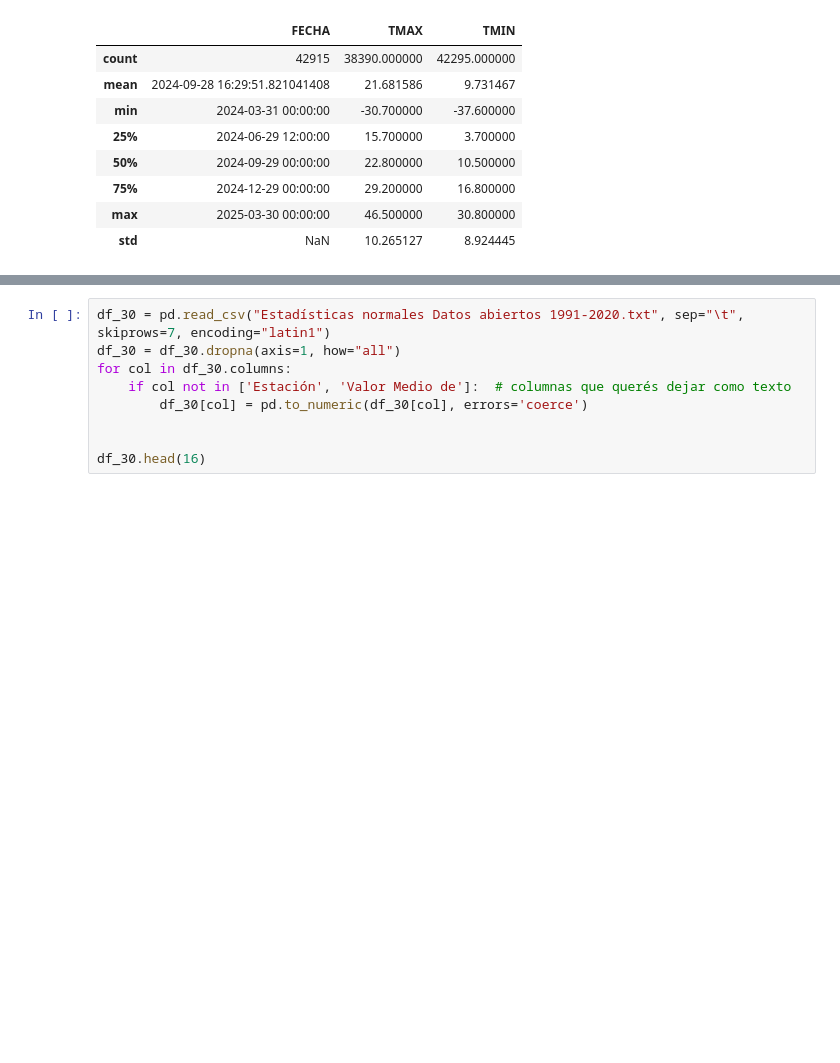
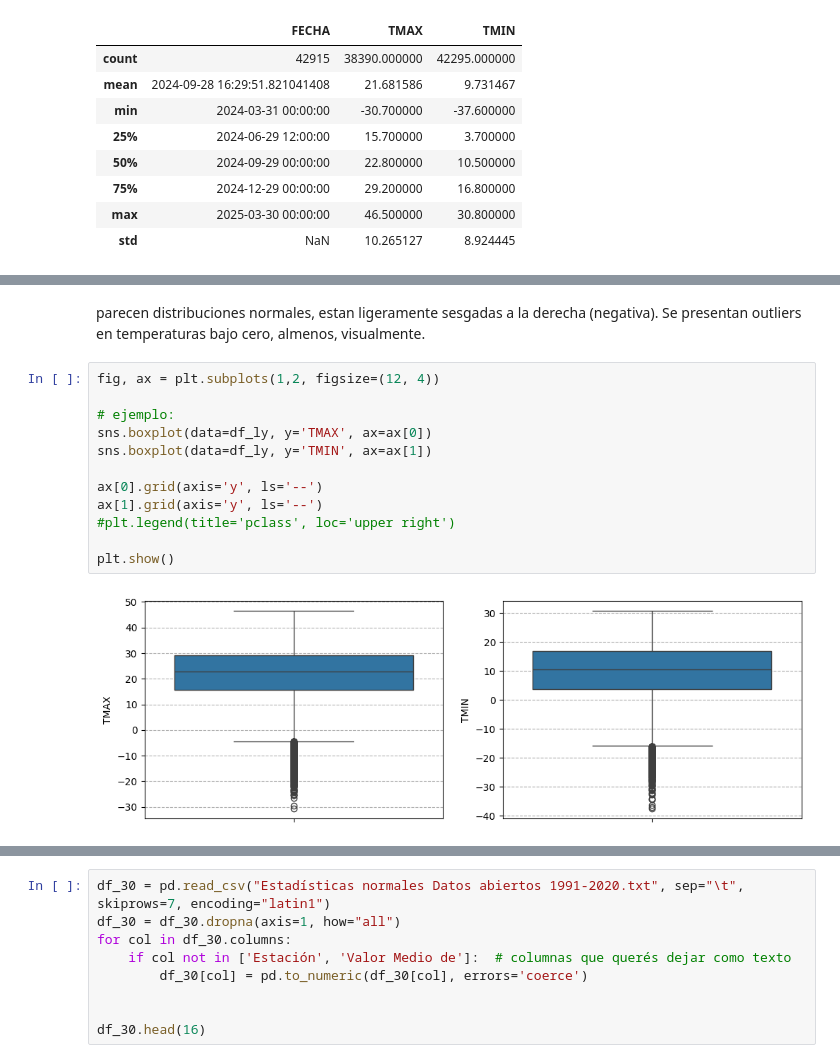
Before and after one commit to jFet1/CEIA-19Co2024, a Jupyter notebook: 2 Bimestre/AdD/Trabajo_final_juan.ipynb, the cells around one changed output, grey strips where cells are left out. Saved outputs shown, nothing was run; the diff lists cells and outputs as text; blank space fills up the shorter version.

```diff
--- a/2 Bimestre/AdD/Trabajo_final_juan.ipynb
+++ b/2 Bimestre/AdD/Trabajo_final_juan.ipynb
@@ -106,0 +132,16 @@ Estadística descriptiva de las numéricas:
+# %% [markdown]
+parecen distribuciones normales, estan ligeramente sesgadas a la derecha (negativa). Se presentan outliers en temperaturas bajo cero, almenos, visualmente.
+# %%
+fig, ax = plt.subplots(1,2, figsize=(12, 4))
+
+# ejemplo:
+sns.boxplot(data=df_ly, y='TMAX', ax=ax[0])
+sns.boxplot(data=df_ly, y='TMIN', ax=ax[1])
+
+ax[0].grid(axis='y', ls='--')
+ax[1].grid(axis='y', ls='--')
+#plt.legend(title='pclass', loc='upper right')
+
+plt.show()
+# %% [output]
+[figure, added]
```
Also changed, not shown: parts of 13 cells of this notebook.
